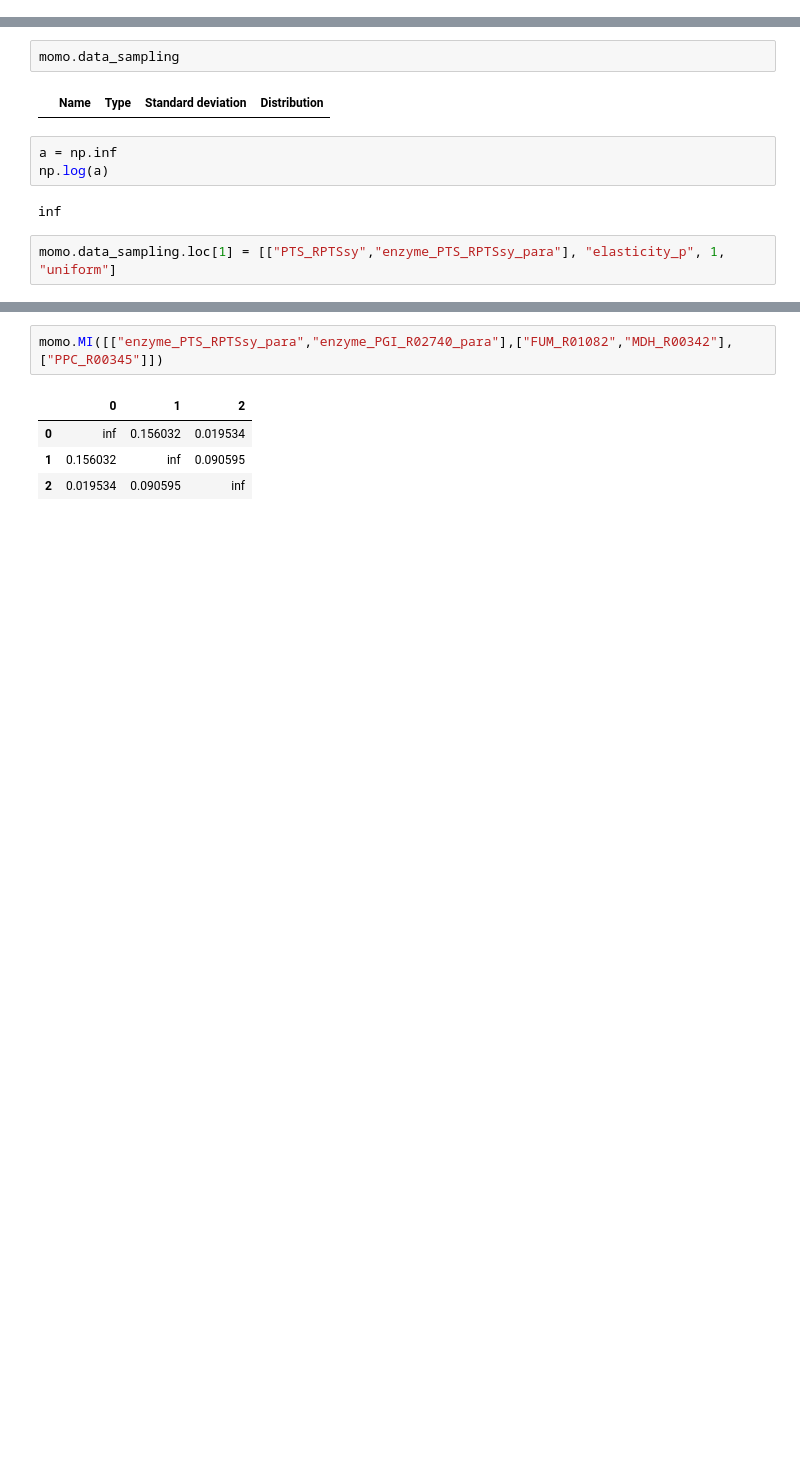
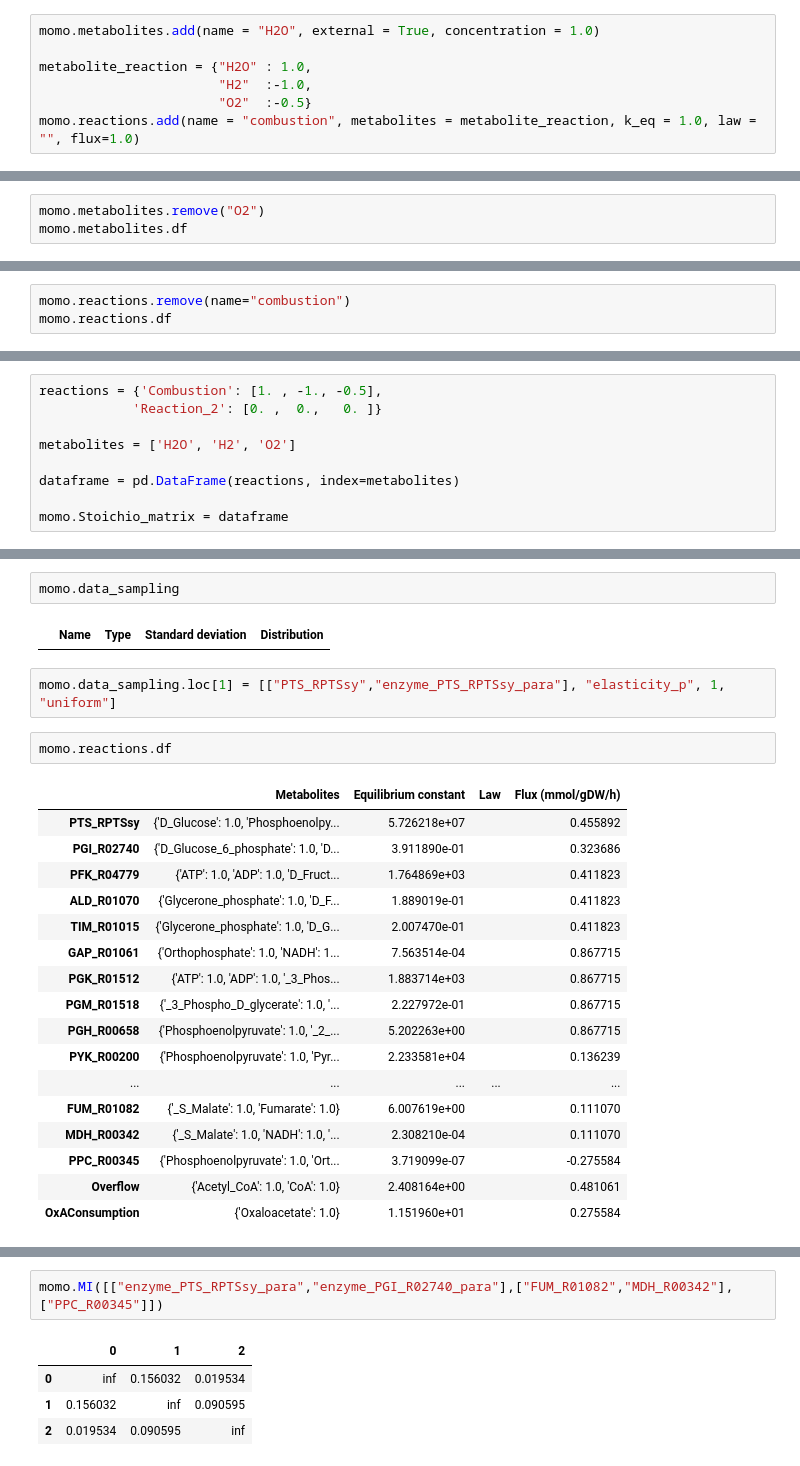
Before and after one commit to tuturax/BadAss, a Jupyter notebook: test_class.ipynb, the cells around one changed output, grey strips where cells are left out. Drawn from its saved outputs; the diff is of its cells as text; blank space fills up the shorter version.

```diff
--- a/test_class.ipynb
+++ b/test_class.ipynb
@@ -13,0 +18,7 @@ To add reaction,   use .reactions.add_reaction
+# %%
+momo.metabolites.add(name = "H2O", external = True, concentration = 1.0)
+
+metabolite_reaction = {"H2O" : 1.0,
+                       "H2"  :-1.0,
+                       "O2"  :-0.5}
+momo.reactions.add(name = "combustion", metabolites = metabolite_reaction, k_eq = 1.0, law = "", flux=1.0)
@@ -13,0 +53,3 @@ To add reaction,   use .reactions.add_reaction
+# %%
+momo.metabolites.remove("O2")
+momo.metabolites.df
@@ -13,0 +73,3 @@ To add reaction,   use .reactions.add_reaction
+# %%
+momo.reactions.remove(name="combustion")
+momo.reactions.df
@@ -13,0 +80,9 @@ To add reaction,   use .reactions.add_reaction
+# %%
+reactions = {'Combustion': [1. , -1., -0.5],
+            'Reaction_2': [0. ,  0.,   0. ]}
+
+metabolites = ['H2O', 'H2', 'O2']
+
+dataframe = pd.DataFrame(reactions, index=metabolites)
+
+momo.Stoichio_matrix = dataframe
@@ -205,13 +303,28 @@ momo.plot(result="rho", label=False, value_in_cell=False)
 momo.data_sampling
 # %% [output]
 |  | Name | Type | Standard deviation | Distribution |
-# %%
-a = np.inf
-np.log(a)
-# %% [output]
-inf
 # %%
 momo.data_sampling.loc[1] = [["PTS_RPTSsy","enzyme_PTS_RPTSsy_para"], "elasticity_p", 1, "uniform"]
+# %%
+momo.reactions.df
+# %% [output]
+|  | Metabolites | Equilibrium constant | Law | Flux (mmol/gDW/h) |
+| PTS_RPTSsy | {'D_Glucose': 1.0, 'Phosphoenolpy... | 5.726218e+07 |  | 0.455892 |
+| PGI_R02740 | {'D_Glucose_6_phosphate': 1.0, 'D... | 3.911890e-01 |  | 0.323686 |
+| PFK_R04779 | {'ATP': 1.0, 'ADP': 1.0, 'D_Fruct... | 1.764869e+03 |  | 0.411823 |
+| ALD_R01070 | {'Glycerone_phosphate': 1.0, 'D_F... | 1.889019e-01 |  | 0.411823 |
+| TIM_R01015 | {'Glycerone_phosphate': 1.0, 'D_G... | 2.007470e-01 |  | 0.411823 |
+| GAP_R01061 | {'Orthophosphate': 1.0, 'NADH': 1... | 7.563514e-04 |  | 0.867715 |
+| PGK_R01512 | {'ATP': 1.0, 'ADP': 1.0, '_3_Phos... | 1.883714e+03 |  | 0.867715 |
+| PGM_R01518 | {'_3_Phospho_D_glycerate': 1.0, '... | 2.227972e-01 |  | 0.867715 |
+| PGH_R00658 | {'Phosphoenolpyruvate': 1.0, '_2_... | 5.202263e+00 |  | 0.867715 |
+| PYK_R00200 | {'Phosphoenolpyruvate': 1.0, 'Pyr... | 2.233581e+04 |  | 0.136239 |
+| ... | ... | ... | ... | ... |
+| FUM_R01082 | {'_S_Malate': 1.0, 'Fumarate': 1.0} | 6.007619e+00 |  | 0.111070 |
+| MDH_R00342 | {'_S_Malate': 1.0, 'NADH': 1.0, '... | 2.308210e-04 |  | 0.111070 |
+| PPC_R00345 | {'Phosphoenolpyruvate': 1.0, 'Ort... | 3.719099e-07 |  | -0.275584 |
+| Overflow | {'Acetyl_CoA': 1.0, 'CoA': 1.0} | 2.408164e+00 |  | 0.481061 |
+| OxAConsumption | {'Oxaloacetate': 1.0} | 1.151960e+01 |  | 0.275584 |
 # %%
 momo.sampling(10, result="MI", seed_constant=False)
 # %% [output]
```
Also changed, not shown: parts of 29 cells of this notebook, 3 other files.
